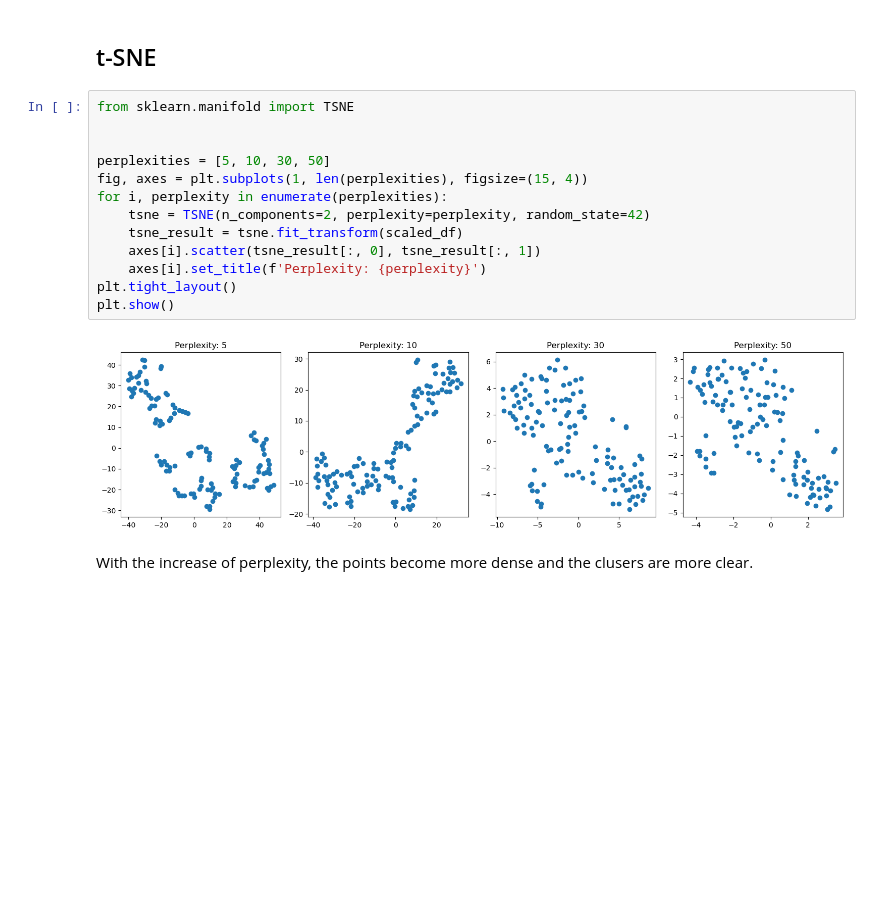
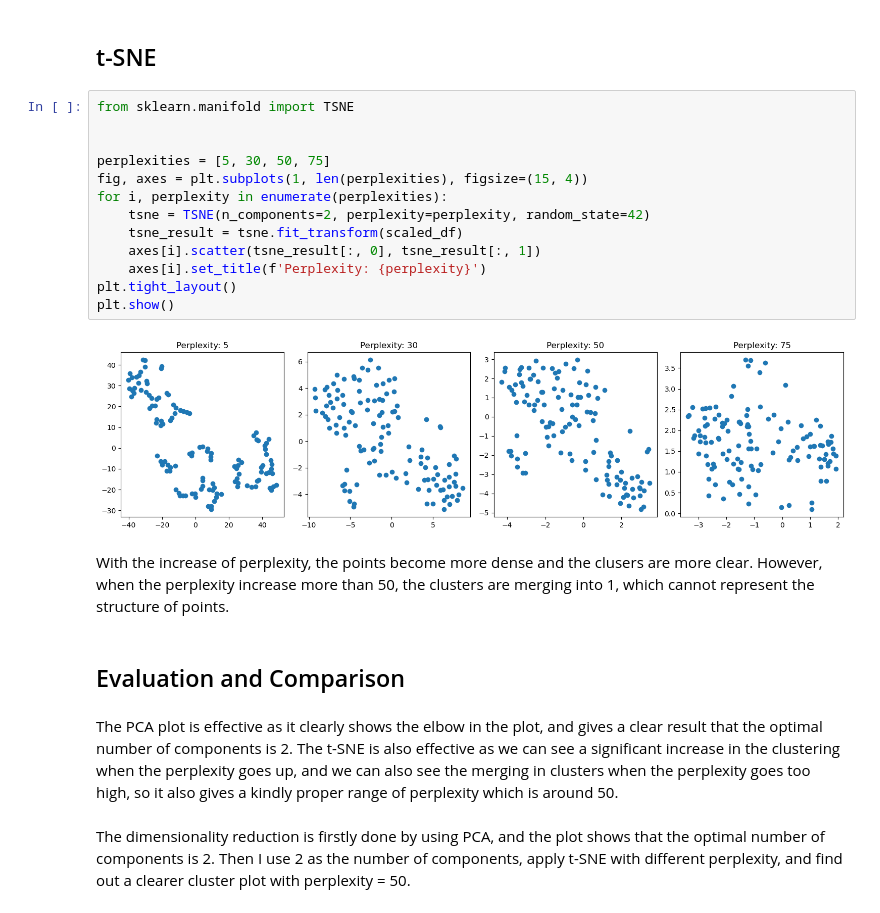
Before and after one commit to anly501/dsan-5000-project-rongmusun, a Jupyter notebook: my_website/Dimensionality reduction.ipynb, the cells around one changed output. Cells and saved outputs as stored; diff of their text form; blank space fills up the shorter version.

```diff
--- a/my_website/Dimensionality reduction.ipynb
+++ b/my_website/Dimensionality reduction.ipynb
@@ -46,17 +46,23 @@ The optimal components would be 2 as the first one explains 85%, the second one
 # %%
 from sklearn.manifold import TSNE
 
 
-perplexities = [5, 10, 30, 50]
+perplexities = [5, 30, 50, 75]
 fig, axes = plt.subplots(1, len(perplexities), figsize=(15, 4))
 for i, perplexity in enumerate(perplexities):
     tsne = TSNE(n_components=2, perplexity=perplexity, random_state=42)
     tsne_result = tsne.fit_transform(scaled_df)
     axes[i].scatter(tsne_result[:, 0], tsne_result[:, 1])
     axes[i].set_title(f'Perplexity: {perplexity}')
 plt.tight_layout()
 plt.show()
 # %% [output]
-[figure, old version]
+[figure, new version]
 # %% [markdown]
-With the increase of perplexity, the points become more dense and the clusers are more clear.
+With the increase of perplexity, the points become more dense and the clusers are more clear. However, when the perplexity increase more than 50, the clusters are merging into 1, which cannot represent the structure of points.
+# %% [markdown]
+## Evaluation and Comparison
+# %% [markdown]
+The PCA plot is effective as it clearly shows the elbow in the plot, and gives a clear result that the optimal number of components is 2. The t-SNE is also effective as we can see a significant increase in the clustering when the perplexity goes up, and we can also see the merging in clusters when the perplexity goes too high, so it also gives a kindly proper range of perplexity which is around 50.
+# %% [markdown]
+The dimensionality reduction is firstly done by using PCA, and the plot shows that the optimal number of components is 2. Then I use 2 as the number of components, apply t-SNE with different perplexity, and find out a clearer cluster plot with perplexity = 50.
```
